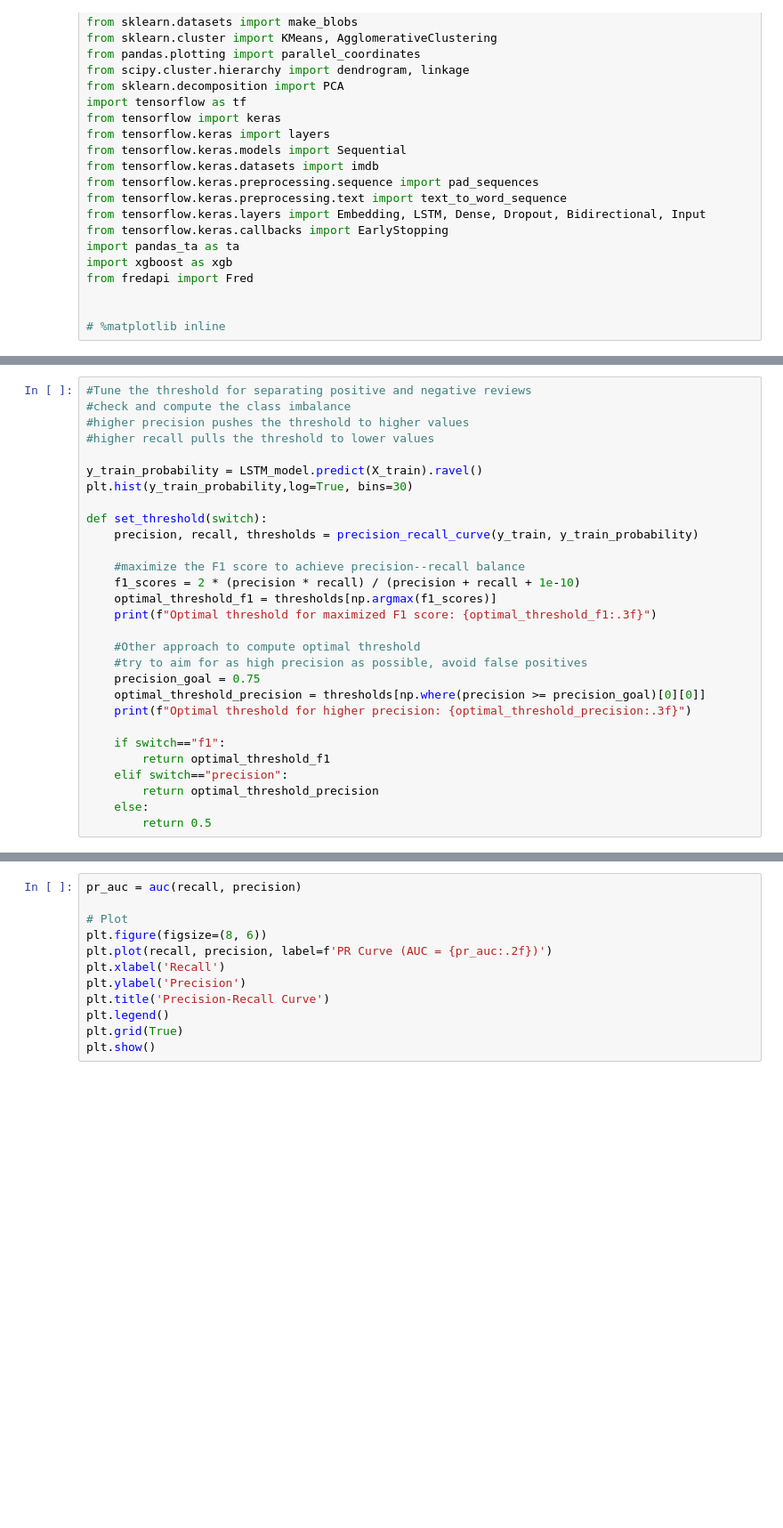
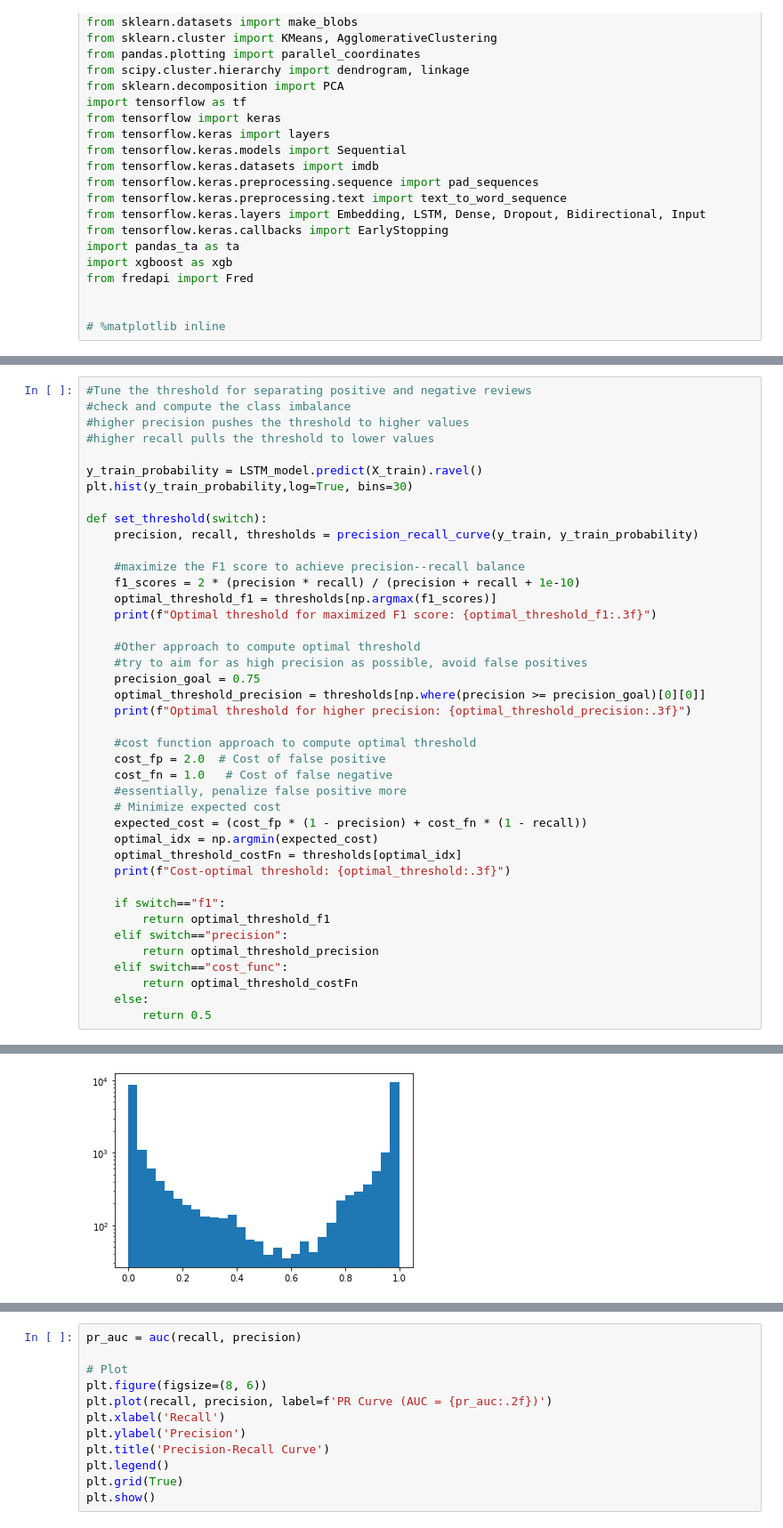
Before and after one commit to devanshu-cosmo/ml-projects, a Jupyter notebook: RNN/LSTM_IMDB_Reviews.ipynb, the cells around one changed output, grey strips where cells are left out. Shown at 89% size. Cells and saved outputs as stored; diff of their text form; blank space fills up the shorter version.

Commit message:
Threshold classification new method added

```diff
--- a/RNN/LSTM_IMDB_Reviews.ipynb
+++ b/RNN/LSTM_IMDB_Reviews.ipynb
@@ -130,9 +163,22 @@ def set_threshold(switch):
     optimal_threshold_precision = thresholds[np.where(precision >= precision_goal)[0][0]]
     print(f"Optimal threshold for higher precision: {optimal_threshold_precision:.3f}")
 
+    #cost function approach to compute optimal threshold
+    cost_fp = 2.0  # Cost of false positive
+    cost_fn = 1.0   # Cost of false negative
+    #essentially, penalize false positive more
+    # Minimize expected cost
+    expected_cost = (cost_fp * (1 - precision) + cost_fn * (1 - recall))
+    optimal_idx = np.argmin(expected_cost)
+    optimal_threshold_costFn = thresholds[optimal_idx]
+    print(f"Cost-optimal threshold: {optimal_threshold:.3f}")
+
     if switch=="f1":
         return optimal_threshold_f1
     elif switch=="precision":
         return optimal_threshold_precision
+    elif switch=="cost_func":
+        return optimal_threshold_costFn
     else:
         return 0.5
+# %% [output]
@@ -139,3 +186,4 @@ def set_threshold(switch):
+[figure, added]
 # %%
 #predict the test dataset results
 score_LSTM = LSTM_model.evaluate(X_test, y_test, verbose=0)
```
Also changed, not shown: parts of 5 cells of this notebook.
